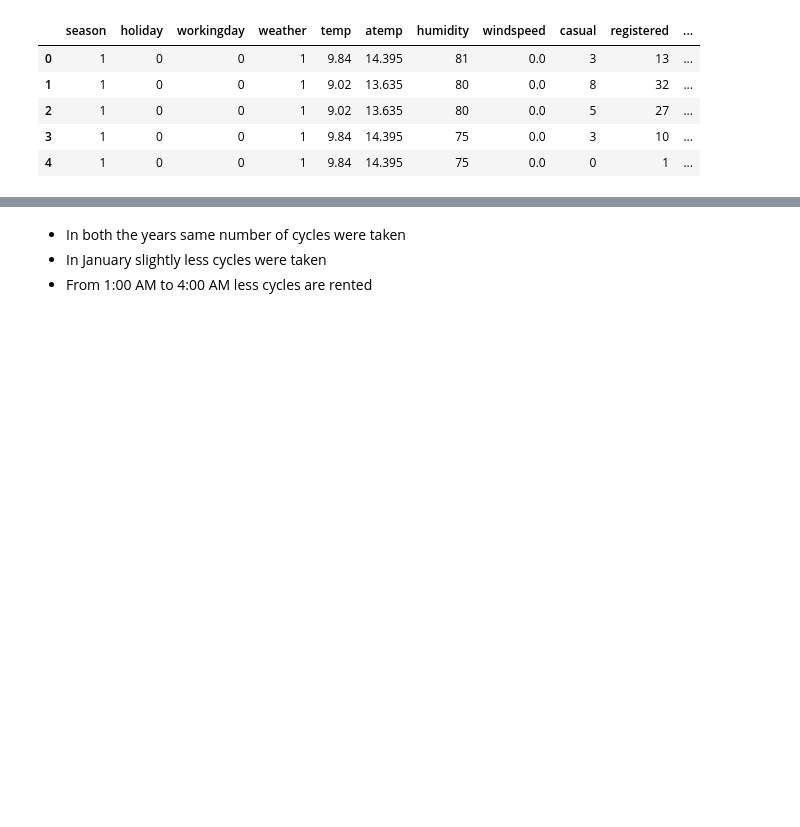
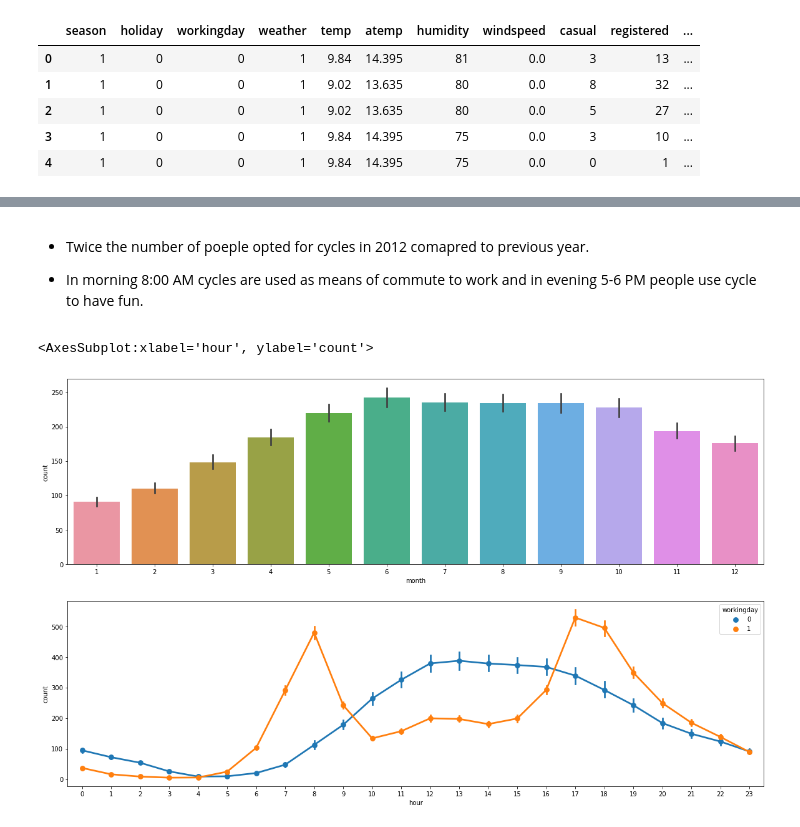
Before and after one commit to Mr-Dheer/BikeSharing, a Jupyter notebook: code.ipynb, the cells around one changed output, grey strips where cells are left out. Saved outputs shown, nothing was run; the diff lists cells and outputs as text; code cells hidden in the pictures; blank space fills up the shorter version.

```diff
--- a/code.ipynb
+++ b/code.ipynb
@@ -75,4 +82,14 @@ countplot(df, 'hour')
-# %% [markdown]
-- In both the years same number of cycles were taken
-- In January slightly less cycles were taken
-- From 1:00 AM to 4:00 AM less cycles are rented
+# %% [markdown]
+- Twice the number of poeple opted for cycles in 2012 comapred to previous year.
+
+
+- In morning 8:00 AM cycles are used as  means of commute to work and in  evening 5-6 PM people use cycle to have fun.
+# %%
+fig, (ax1,ax2) = plt.subplots(nrows=2)
+fig.set_size_inches(20, 12)
+
+sns.barplot(x=df['month'], y=df['count'],ax=ax1)
+sns.pointplot(x=df['hour'], y=df['count'], hue=df['workingday'],ax=ax2)
+# %% [output]
+<AxesSubplot:xlabel='hour', ylabel='count'>
+[figure, added]
```
Also changed, not shown: parts of 38 cells of this notebook.
